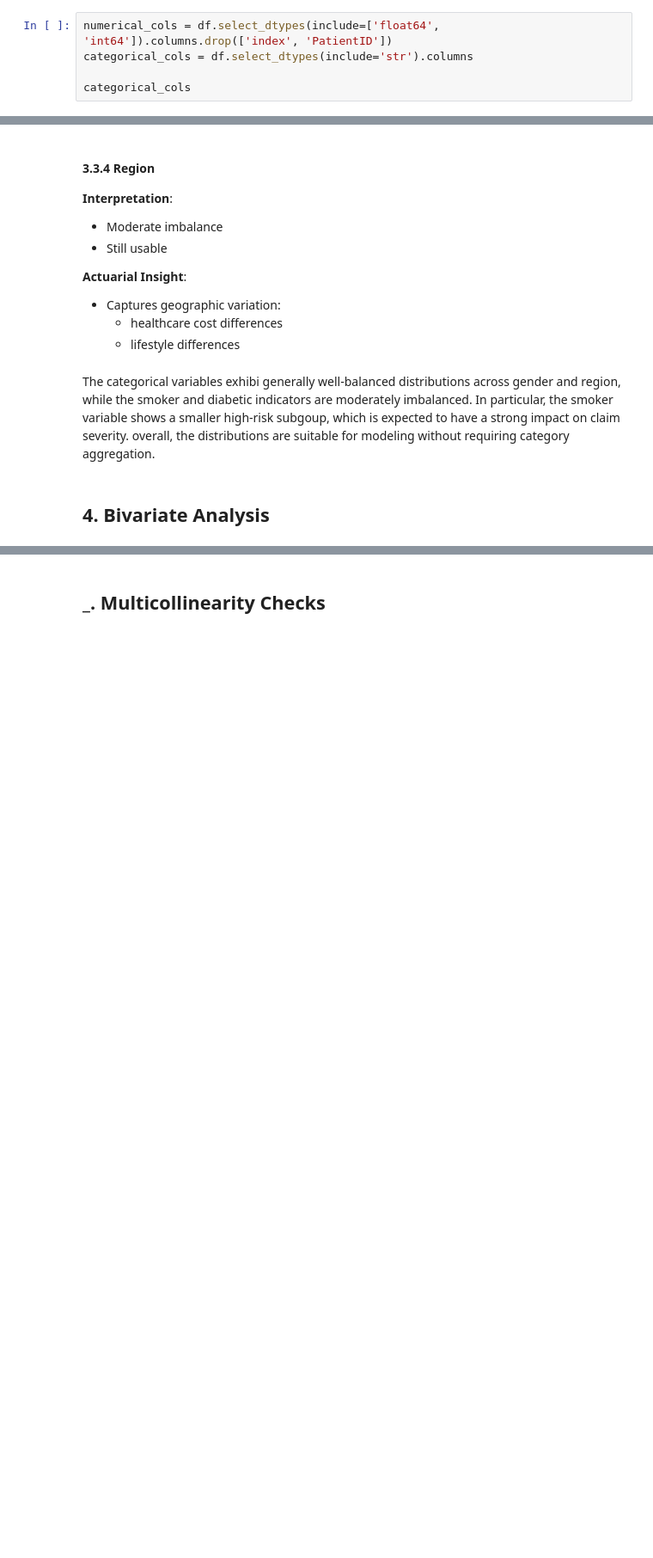
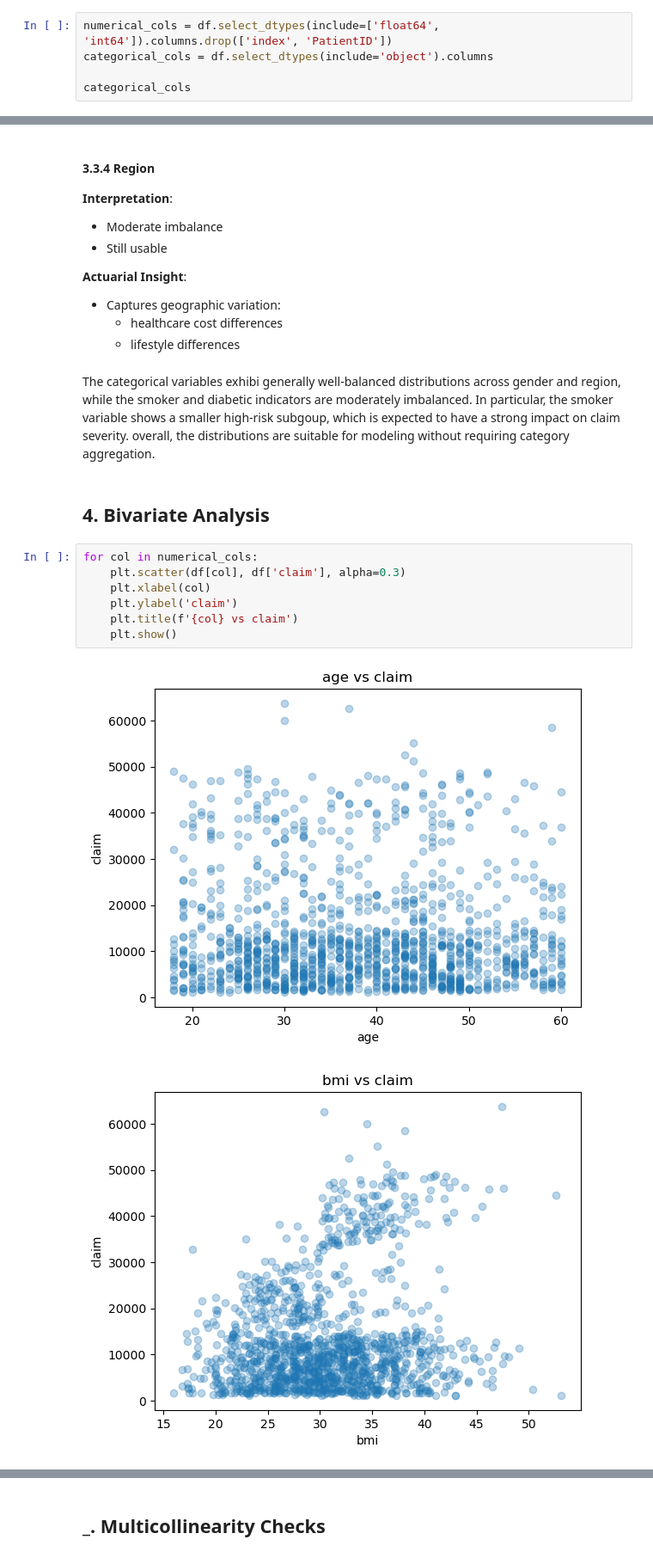
Before and after one commit to lojnys/health-insurance-claims, a Jupyter notebook: notebooks/0_EDA.ipynb, the cells around one changed output, grey strips where cells are left out. Shown at 86% size. Drawn from its saved outputs; the diff is of its cells as text; blank space fills up the shorter version.

```diff
--- a/notebooks/0_EDA.ipynb
+++ b/notebooks/0_EDA.ipynb
@@ -173,7 +173,7 @@ len(df['PatientID'].unique())
 `PatientID` can be used to see if there are any duplicates. Since unique ID has the same cardinality as the dataset (1340 observations), there are no duplicates present in the dataset.
 # %%
 numerical_cols = df.select_dtypes(include=['float64', 'int64']).columns.drop(['index', 'PatientID'])
-categorical_cols = df.select_dtypes(include='str').columns
+categorical_cols = df.select_dtypes(include='object').columns
 
 categorical_cols
 # %% [output]
@@ -438,3 +438,13 @@ plt.show()
 The categorical variables exhibi generally well-balanced distributions across gender and region, while the smoker and diabetic indicators are moderately imbalanced. In particular, the smoker variable shows a smaller high-risk subgoup, which is expected to have a strong impact on claim severity. overall, the distributions are suitable for modeling without requiring category aggregation.
 # %% [markdown]
 ## 4. Bivariate Analysis
+# %%
+for col in numerical_cols:
+    plt.scatter(df[col], df['claim'], alpha=0.3)
+    plt.xlabel(col)
+    plt.ylabel('claim')
+    plt.title(f'{col} vs claim')
+    plt.show()
+# %% [output]
+[figure, added]
+[figure, added]
```
Also changed, not shown: parts of 8 cells of this notebook.
